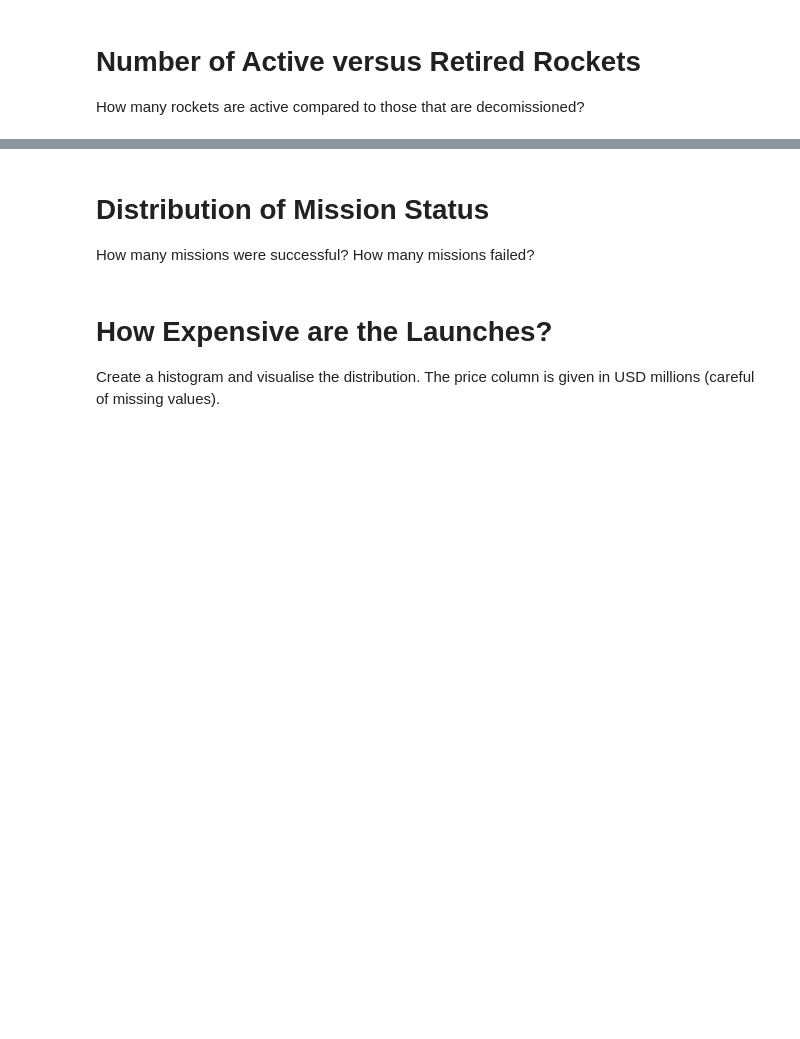
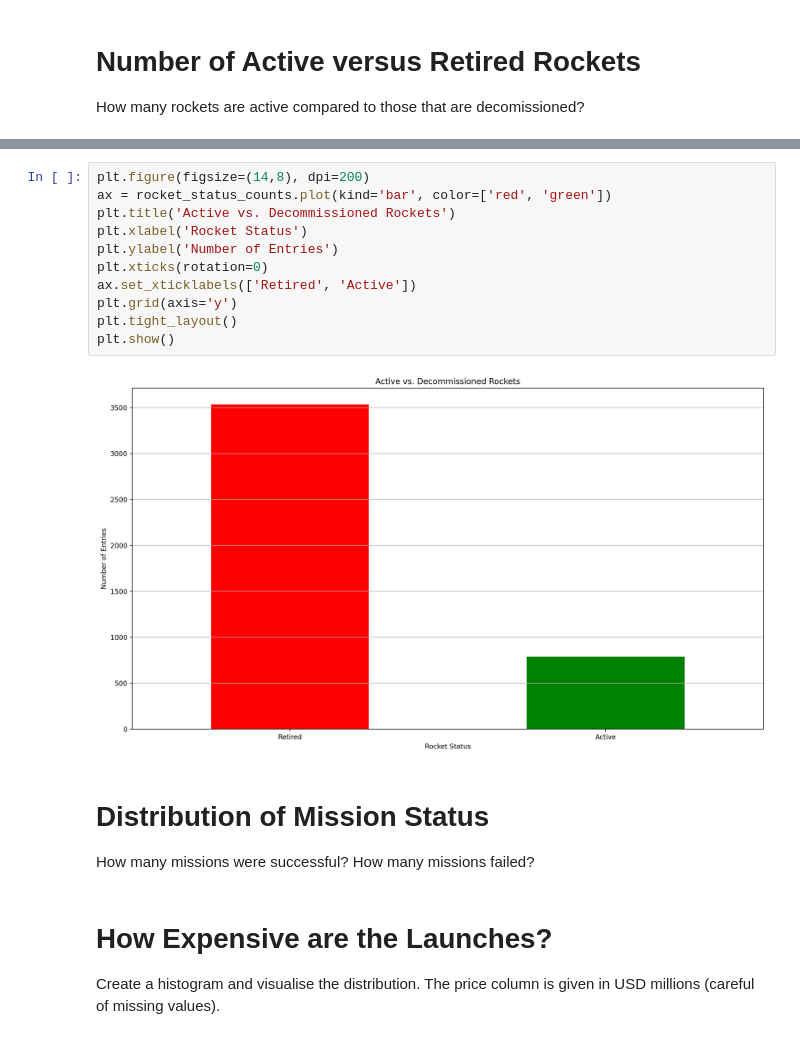
Before and after one commit to ckpinguin/learning_python, a Jupyter notebook: 99-space-race-data-analysis/Space_Missions_Analysis_(start).ipynb, the cells around one changed output, grey strips where cells are left out. Saved outputs shown, nothing was run; the diff lists cells and outputs as text; blank space fills up the shorter version.

```diff
--- a/99-space-race-data-analysis/Space_Missions_Analysis_(start).ipynb
+++ b/99-space-race-data-analysis/Space_Missions_Analysis_(start).ipynb
@@ -127,3 +144,16 @@ How many rockets are active compared to those that are decomissioned?
+# %%
+plt.figure(figsize=(14,8), dpi=200)
+ax = rocket_status_counts.plot(kind='bar', color=['red', 'green'])
+plt.title('Active vs. Decommissioned Rockets')
+plt.xlabel('Rocket Status')
+plt.ylabel('Number of Entries')
+plt.xticks(rotation=0)
+ax.set_xticklabels(['Retired', 'Active'])
+plt.grid(axis='y')
+plt.tight_layout()
+plt.show()
+# %% [output]
+[figure, added]
 # %% [markdown]
 # Distribution of Mission Status
 
```
Also changed, not shown: parts of 5 cells of this notebook.
